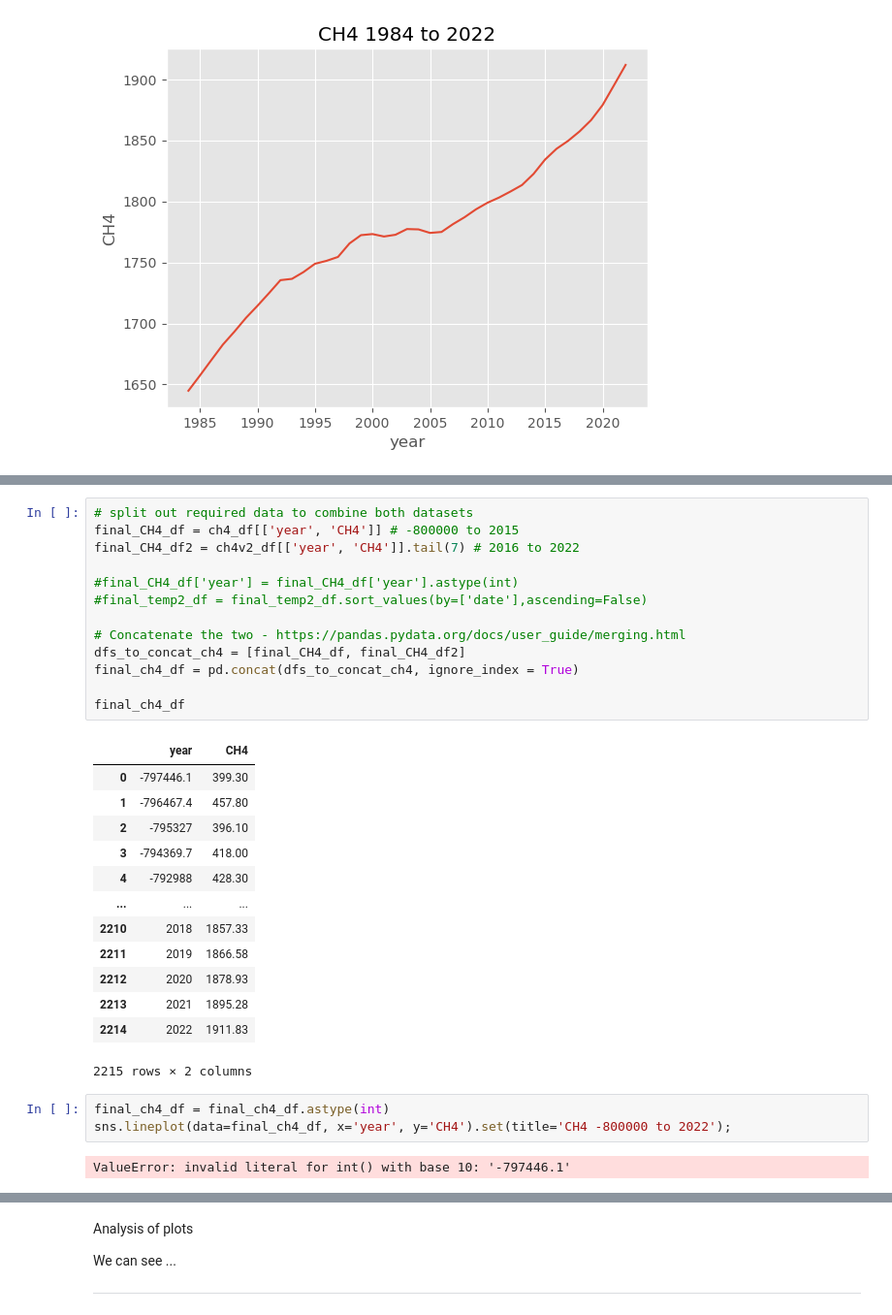
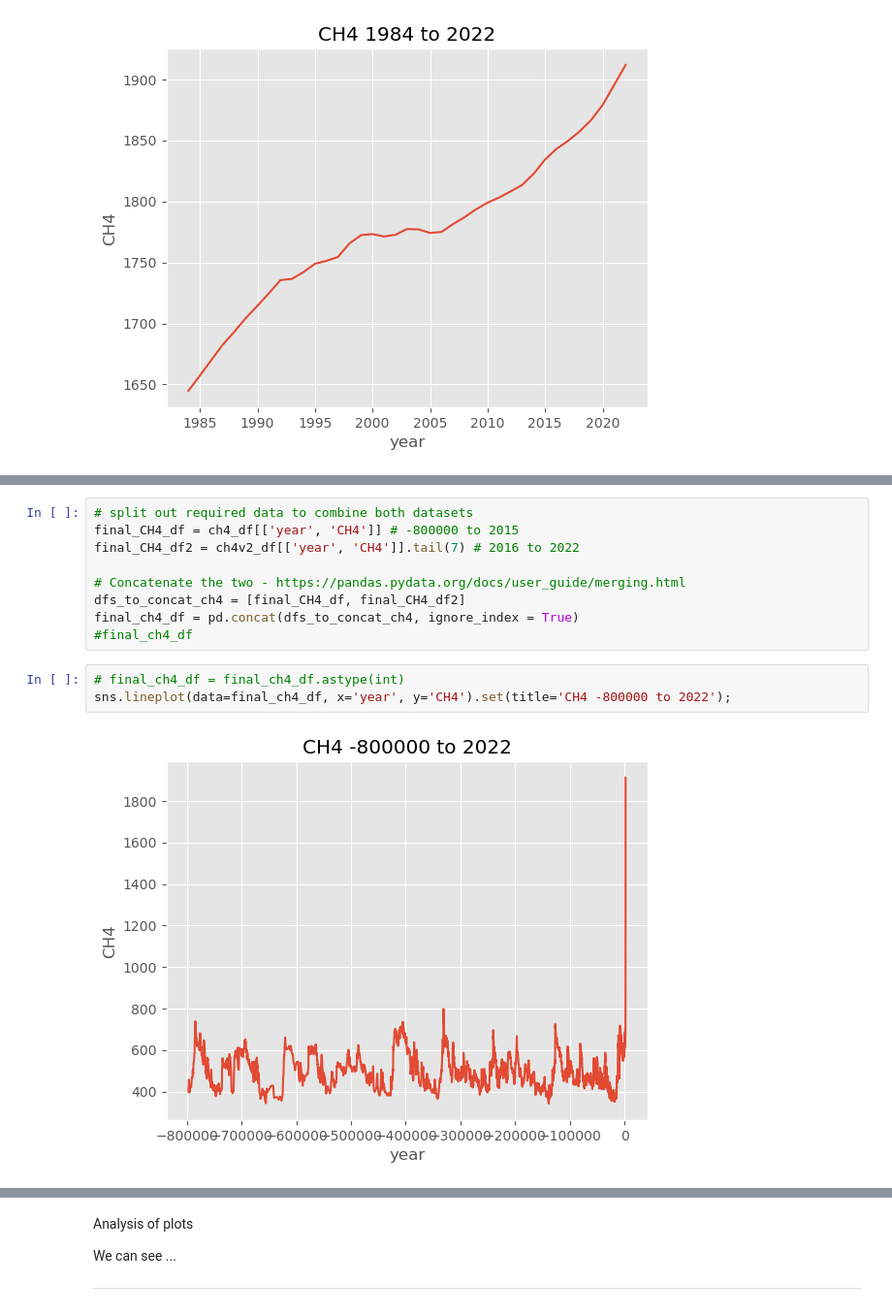
Before and after one commit to PeeBs68/prog_da_project2, a Jupyter notebook: project2.ipynb, the cells around one changed output, grey strips where cells are left out. Shown: that part at 97% size. Cells and saved outputs as stored; diff of their text form.

```diff
--- a/project2.ipynb
+++ b/project2.ipynb
@@ -340,30 +286,12 @@ ch4v2_df
 final_CH4_df = ch4_df[['year', 'CH4']] # -800000 to 2015
 final_CH4_df2 = ch4v2_df[['year', 'CH4']].tail(7) # 2016 to 2022
 
-#final_CH4_df['year'] = final_CH4_df['year'].astype(int)
-#final_temp2_df = final_temp2_df.sort_values(by=['date'],ascending=False)
-
 # Concatenate the two - https://pandas.pydata.org/docs/user_guide/merging.html
 dfs_to_concat_ch4 = [final_CH4_df, final_CH4_df2]
 final_ch4_df = pd.concat(dfs_to_concat_ch4, ignore_index = True)
-
-final_ch4_df
+#final_ch4_df
-# %% [output]
-|  | year | CH4 |
-| 0 | -797446.1 | 399.30 |
-| 1 | -796467.4 | 457.80 |
-| 2 | -795327 | 396.10 |
-| 3 | -794369.7 | 418.00 |
-| 4 | -792988 | 428.30 |
-| ... | ... | ... |
-| 2210 | 2018 | 1857.33 |
-| 2211 | 2019 | 1866.58 |
-| 2212 | 2020 | 1878.93 |
-| 2213 | 2021 | 1895.28 |
-| 2214 | 2022 | 1911.83 |
-2215 rows × 2 columns
 # %%
-final_ch4_df = final_ch4_df.astype(int)
+# final_ch4_df = final_ch4_df.astype(int)
 sns.lineplot(data=final_ch4_df, x='year', y='CH4').set(title='CH4 -800000 to 2022');
 # %% [output]
-ValueError: invalid literal for int() with base 10: '-797446.1'
+[figure, added]
```
Also changed, not shown: parts of 14 cells of this notebook, 2 other files.
